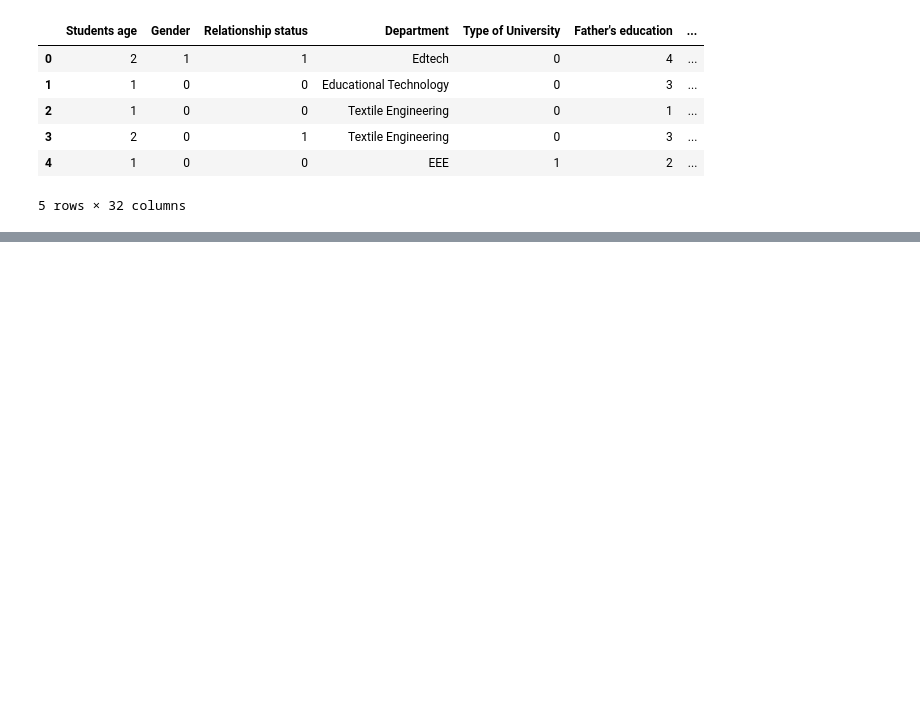
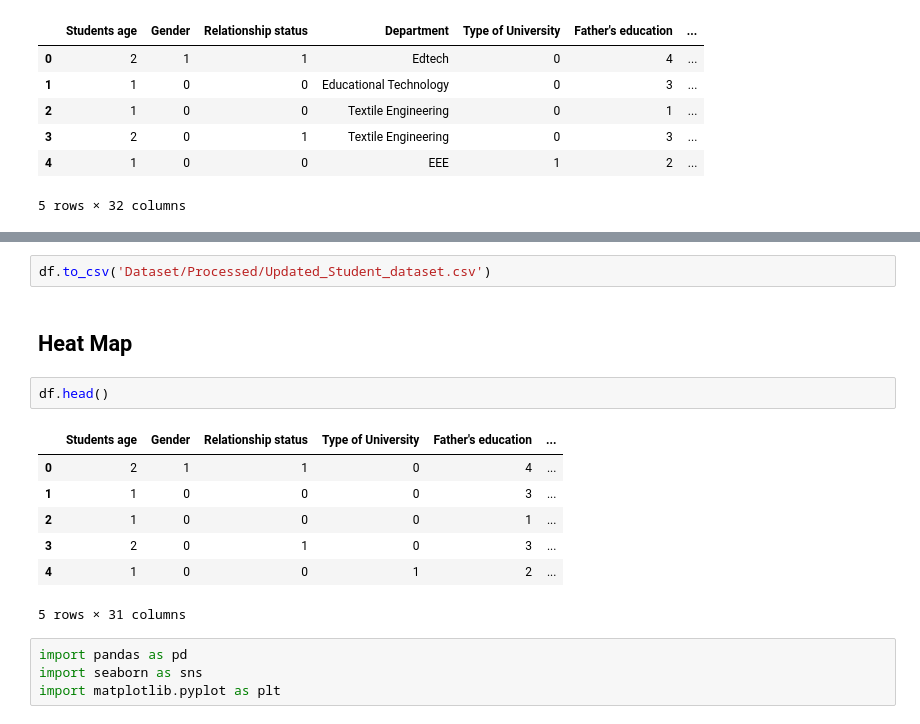
Before and after one commit to SanwalShubh/Student_Prediction, a Jupyter notebook: student_prediction.ipynb, the cells around one changed output, grey strips where cells are left out. Cells and saved outputs as stored; diff of their text form; blank space fills up the shorter version.

```diff
--- a/student_prediction.ipynb
+++ b/student_prediction.ipynb
@@ -658,0 +822,18 @@ df.head()
+# %%
+df.to_csv('Dataset/Processed/Updated_Student_dataset.csv')
+# %% [markdown]
+## Heat Map
+# %%
+df.head()
+# %% [output]
+|  | Students age | Gender | Relationship status | Type of University | Father's education | ... |
+| 0 | 2 | 1 | 1 | 0 | 4 | ... |
+| 1 | 1 | 0 | 0 | 0 | 3 | ... |
+| 2 | 1 | 0 | 0 | 0 | 1 | ... |
+| 3 | 2 | 0 | 1 | 0 | 3 | ... |
+| 4 | 1 | 0 | 0 | 1 | 2 | ... |
+5 rows × 31 columns
+# %%
+import pandas as pd
+import seaborn as sns
+import matplotlib.pyplot as plt
```
Also changed, not shown: parts of 57 cells of this notebook, 10 other files.
